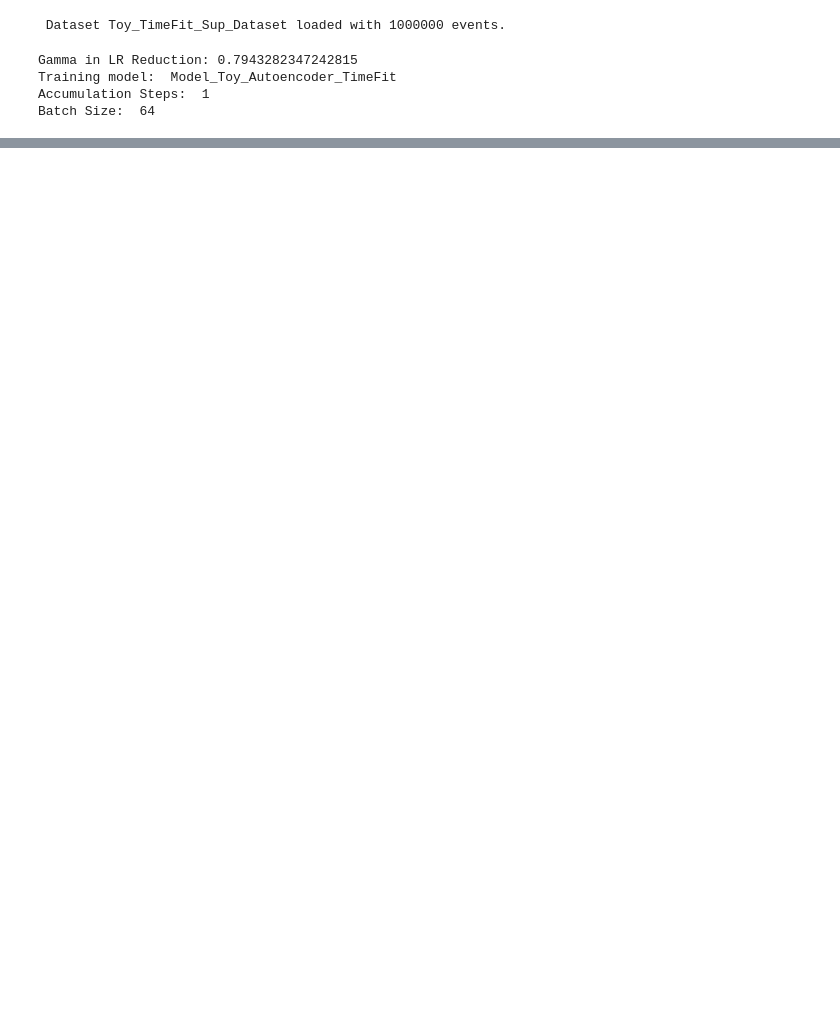
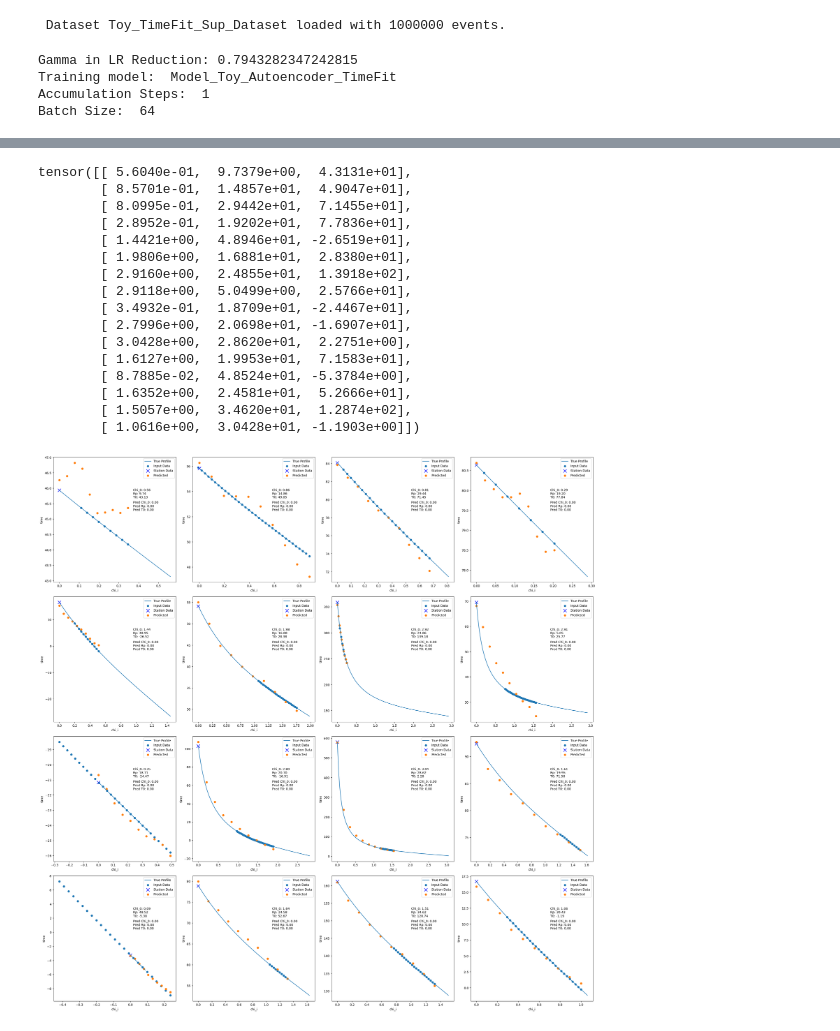
Before and after one commit to fedor-tairli/CDEProject, a Jupyter notebook: AutoencoderGeometry/Code/Toy_TimeFit_Model.ipynb, the cells around one changed output, grey strips where cells are left out. Cells and saved outputs as stored; diff of their text form; code cells hidden in the pictures; blank space fills up the shorter version.

```diff
--- a/AutoencoderGeometry/Code/Toy_TimeFit_Model.ipynb
+++ b/AutoencoderGeometry/Code/Toy_TimeFit_Model.ipynb
@@ -203,0 +274,69 @@ KeyboardInterrupt:
+# %%
+Dataset.State = 'Test'
+Dataset.BatchSize = 16
+
+model.eval()
+with torch.no_grad():
+
+    for _, BatchMain, BatchAux, BatchTruth, _ in Dataset:
+        # print(BatchMain)
+        # print(BatchAux)
+        print(BatchTruth)
+        break
+
+    Model_Out = model(BatchMain,BatchAux)
+
+    fig,ax = plt.subplots(4,4,figsize=(25,25))
+    for fig_i in range(4):
+        for fig_j in range(4):
+            batch_i = fig_i*4 + fig_j
+
+
+
+            This_Chi_0 = BatchTruth[batch_i,0]
+            This_Rp    = BatchTruth[batch_i,1]
+            This_T0    = BatchTruth[batch_i,2]
+
+            plot_chi_i = torch.linspace(0,This_Chi_0,100)
+            plot_time  = TimeFitEq_Toy(plot_chi_i,This_Chi_0,This_Rp,This_T0)
+
+            ax[fig_i,fig_j].plot(plot_chi_i,plot_time,label='True Profile')
+            ax[fig_i,fig_j].scatter(BatchMain[batch_i]['chi_i'],BatchMain[batch_i]['time'],label='Input Data')
+            ax[fig_i,fig_j].scatter(BatchMain[batch_i]['station_chi_i'],BatchMain[batch_i]['station_time'],label='Station Data',color='blue',marker='x',s=100)
+
+            pred_chi_i = Model_Out['test_chi_is'][batch_i].cpu()
+            pred_time  = Model_Out['time_profile'][batch_i,:,1].cpu()
+
+            ax[fig_i,fig_j].scatter(pred_chi_i,pred_time,label='Predicted')
+            ax[fig_i,fig_j].set_xlabel('chi_i')
+            ax[fig_i,fig_j].set_ylabel('time')
+            ax[fig_i,fig_j].legend()
+
+            Prams_Text = f"Chi_0: {This_Chi_0:.2f}\nRp: {This_Rp:.2f}\nT0: {This_T0:.2f}"
+            ax[fig_i,fig_j].text(0.65,0.75,Prams_Text,transform=ax[fig_i,fig_j].transAxes,verticalalignment='top')
+
+            GeomPred = Model_Out['geometry'][batch_i].cpu() if model.Train_Type in ['Geometry','Both'] else [0,0,0]
+            Pred_Chi_0 = GeomPred[0]
+            Pred_Rp    = GeomPred[1]
+            Pred_T0    = GeomPred[2]
+            Pred_Text = f"Pred Chi_0: {Pred_Chi_0:.2f}\nPred Rp: {Pred_Rp:.2f}\nPred T0: {Pred_T0:.2f}"
+            ax[fig_i,fig_j].text(0.65,0.65,Pred_Text,transform=ax[fig_i,fig_j].transAxes,verticalalignment='top')
+    plt.tight_layout()
+# %% [output]
+tensor([[ 5.6040e-01,  9.7379e+00,  4.3131e+01],
+        [ 8.5701e-01,  1.4857e+01,  4.9047e+01],
+        [ 8.0995e-01,  2.9442e+01,  7.1455e+01],
+        [ 2.8952e-01,  1.9202e+01,  7.7836e+01],
+        [ 1.4421e+00,  4.8946e+01, -2.6519e+01],
+        [ 1.9806e+00,  1.6881e+01,  2.8380e+01],
+        [ 2.9160e+00,  2.4855e+01,  1.3918e+02],
+        [ 2.9118e+00,  5.0499e+00,  2.5766e+01],
+        [ 3.4932e-01,  1.8709e+01, -2.4467e+01],
+        [ 2.7996e+00,  2.0698e+01, -1.6907e+01],
+        [ 3.0428e+00,  2.8620e+01,  2.2751e+00],
+        [ 1.6127e+00,  1.9953e+01,  7.1583e+01],
+        [ 8.7885e-02,  4.8524e+01, -5.3784e+00],
+        [ 1.6352e+00,  2.4581e+01,  5.2666e+01],
+        [ 1.5057e+00,  3.4620e+01,  1.2874e+02],
+        [ 1.0616e+00,  3.0428e+01, -1.1903e+00]])
+[figure, added]
```
Also changed, not shown: parts of 13 cells of this notebook, 11 other files.
